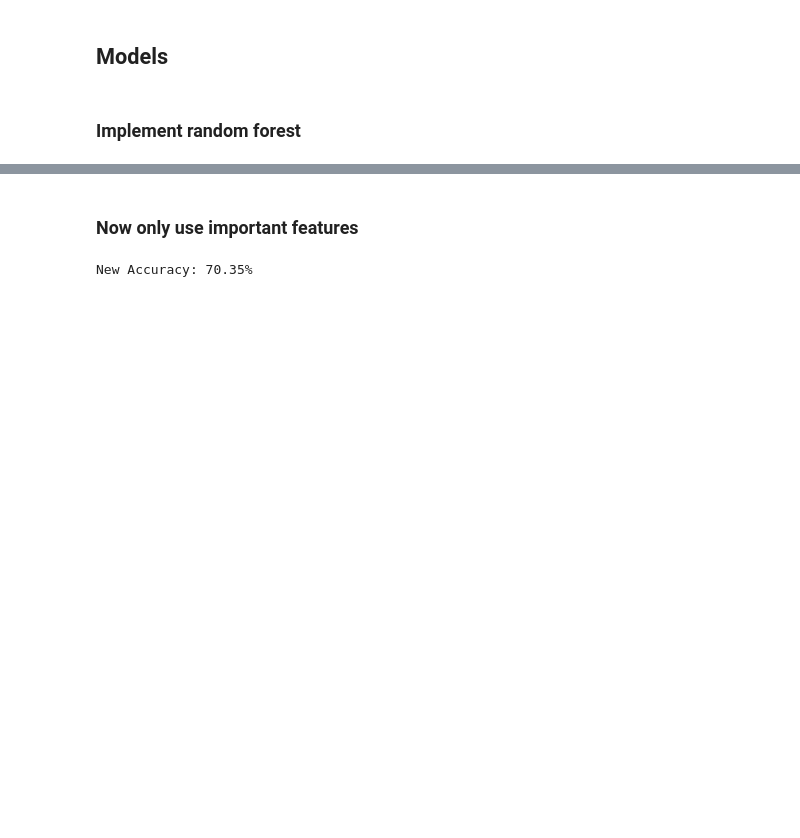
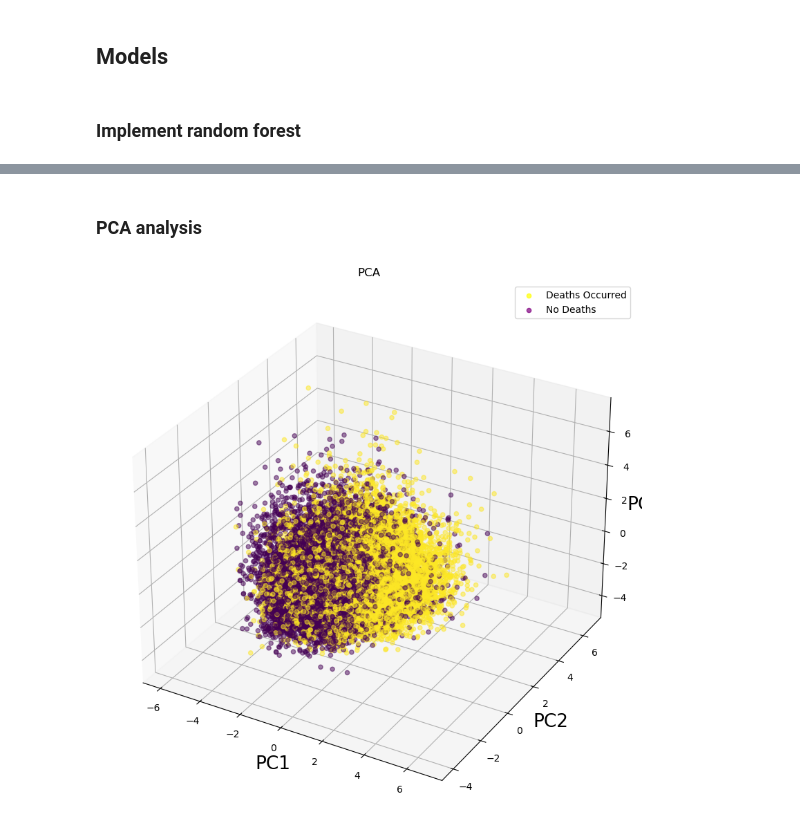
Before and after one commit to wisteriab/CSCI_Project, a Jupyter notebook: notebooks/cleaning_data.ipynb, the cells around one changed output, grey strips where cells are left out. Drawn from its saved outputs; the diff is of its cells as text; code cells hidden in the pictures; blank space fills up the shorter version.

Commit message:
Mar's updated notebooks with Random Forest, PCA, Clustering, and a new plot that is travel speed versus speed limit in plots folder

```diff
--- a/notebooks/cleaning_data.ipynb
+++ b/notebooks/cleaning_data.ipynb
@@ -94,0 +167,2 @@ df['MOD_YEAR_5YR_CHUNK'] = ((df['MOD_YEAR'].astype(int) + 2) // 5) * 5
+# %%
+df['RELATIVE_SPEED'] = df["TRAV_SP"] - df["VSPD_LIM"] # positive values indicate speeding
@@ -95,3 +171,6 @@ df['MOD_YEAR_5YR_CHUNK'] = ((df['MOD_YEAR'].astype(int) + 2) // 5) * 5
+# %%
+df["BMI"] = df['DR_WGT'] / df['DR_HGT']**2 * 703
+# df.BMI = df.BMI.apply(lambda num: math.floor(num * 2) / 2)
 # %% [markdown]
 ### Create a target column called `DEATHOCCURRED` that is a boolean for whether or not anyone died.
 # %%
@@ -133,7 +203,7 @@ memory usage: 2.3+ MB
 ### One-hot encode categorical variables
 # %%
 categorical_columns = ['MAKENAME', 'VPICBODYCLASSNAME']
-df = pd.get_dummies(df, columns=categorical_columns)
+df_onehot = pd.get_dummies(df, columns=categorical_columns)
 # %% [markdown]
 ## Models
 # %% [markdown]
@@ -186,2 +278,0 @@ Accuracy: 72.55%
-# %% [markdown]
-### Now only use important features
@@ -207,12 +279,37 @@ X_test_reduced = X_test.drop(columns=low_importance_features)
+# %% [markdown]
+### PCA analysis
 # %%
-# Create a new Random Forest classifier
-rf = RandomForestClassifier(n_estimators=100, random_state=42)
-rf.fit(X_train_reduced, y_train)
+features = df.drop(["DEATHS", "DEATHOCCURRED", "MODELNAME",
+                    "MAKENAME", "VPICBODYCLASSNAME"], axis=1)
+target = df['DEATHOCCURRED']
 
-# Evaluate the new model
-y_pred_reduced = rf.predict(X_test_reduced)
-new_accuracy = accuracy_score(y_test, y_pred_reduced)
+X = features.values
+X_norm = scale(X.astype(float))
 
-print(f"New Accuracy: {new_accuracy * 100:.2f}%")
+# PCA Transformation
+pca = PCA(n_components  = 3)
+pca_result = pca.fit_transform(X_norm)
+
+resDF = pd.DataFrame(pca_result, columns = ["PC1", "PC2", "PC3"])
-# %% [output]
-New Accuracy: 70.35%
+# %%
+# Plotting the PCA results
+fig = plt.figure(figsize = (10,10))
+ax = fig.add_subplot(111, projection='3d')
+ax.scatter(pca_result[:, 0],
+            pca_result[:, 1],
+            pca_result[:, 2],
+            c=target,
+            cmap='viridis', alpha=0.5)
+plt.title('PCA')
+# Create a scatter plot for each category to establish the colors
+for i, color in enumerate(['yellow', 'purple']):
+    ax.scatter([], [], c=color, label=['Deaths Occurred', 'No Deaths'][i], alpha=0.7)
+
+# Add the legend to the plot
+ax.legend()
+ax.set_xlabel("PC1", fontsize = 19)
+ax.set_ylabel("PC2", fontsize = 19)
+ax.set_zlabel("PC3", fontsize = 19)
+plt.show()
+# %% [output]
+[figure, added]
```
Also changed, not shown: parts of 31 cells of this notebook, 5 other files.
